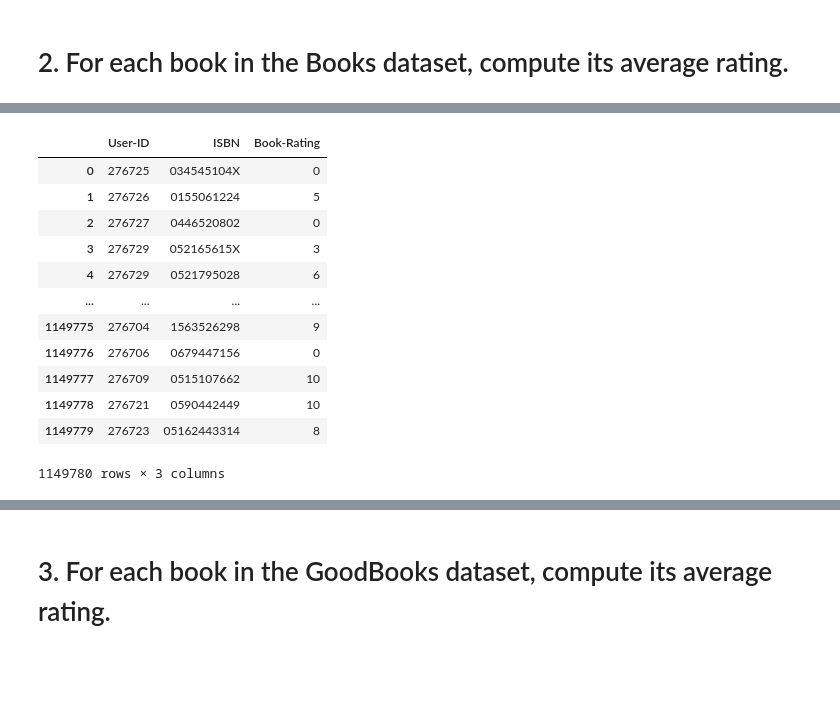
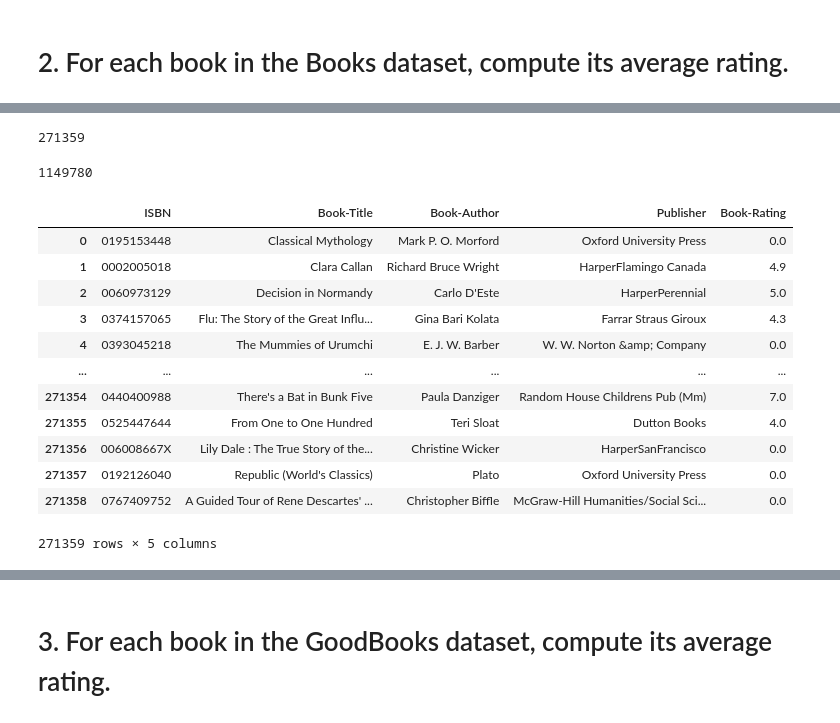
Before and after one commit to r1datascience/FoCS, a Jupyter notebook: Copy_of_FoCS_21_22.ipynb, the cells around one changed output, grey strips where cells are left out. Cells and saved outputs as stored; diff of their text form; code cells hidden in the pictures; blank space fills up the shorter version.

```diff
--- a/Copy_of_FoCS_21_22.ipynb
+++ b/Copy_of_FoCS_21_22.ipynb
@@ -189,31 +117,41 @@ books
+# %%
+# Caricamento del dataset Books.csv
+
+books = pd.read_csv('https://github.com/gdv/foundationsCS/raw/master/progetti/2021/Books.csv.gz', compression='gzip', encoding='latin-1', delimiter=';')
+books
 # %%
 #Controllare eventuali righe duplicate
 books.duplicated(subset=None, keep='first')
-books #non ci sono righe duplicate
+len(books) #non ci sono righe duplicate
+# %% [output]
+271359
 # %%
 # Caricamento del dataset Book-Ratings.csv
-path = '/content/drive/My Drive/FoCS/Book-Ratings.csv'  #inserire path del file su drive
-book_ratings = pd.read_csv(path,sep=';')
+
+book_ratings = pd.read_csv('https://github.com/gdv/foundationsCS/raw/master/progetti/2021/Book-Ratings.csv.gz', compression='gzip', encoding='latin-1', delimiter=';')
 book_ratings  #1149780 rows × 3 columns
-# %% [output]
-|  | User-ID | ISBN | Book-Rating |
-| 0 | 276725 | 034545104X | 0 |
-| 1 | 276726 | 0155061224 | 5 |
-| 2 | 276727 | 0446520802 | 0 |
-| 3 | 276729 | 052165615X | 3 |
-| 4 | 276729 | 0521795028 | 6 |
-| ... | ... | ... | ... |
-| 1149775 | 276704 | 1563526298 | 9 |
-| 1149776 | 276706 | 0679447156 | 0 |
-| 1149777 | 276709 | 0515107662 | 10 |
-| 1149778 | 276721 | 0590442449 | 10 |
-| 1149779 | 276723 | 05162443314 | 8 |
-1149780 rows × 3 columns
 # %%
 #Controllare eventuali righe duplicate
+
 book_ratings.duplicated(subset=None, keep='first')
-book_ratings #Non sono presenti righe duplicate
+len(book_ratings) #Non sono presenti righe duplicate
+# %% [output]
+1149780
 # %%
-###ALTERNATIVA
-books_ratings_avg = pd.merge(books[['ISBN', 'Book-Title', 'Book-Author', 'Publisher']], book_ratings.groupby('ISBN')['Book-Rating'].mean(), on='ISBN', how='left')
-books_ratings_avg
+books_ratings_average = pd.merge(books[['ISBN', 'Book-Title', 'Book-Author', 'Publisher']], book_ratings.groupby('ISBN')['Book-Rating'].mean(), on='ISBN', how='left')
+books_ratings_average['Book-Rating']=books_ratings_average['Book-Rating'].round(1)
+books_ratings_average
+# %% [output]
+|  | ISBN | Book-Title | Book-Author | Publisher | Book-Rating |
+| 0 | 0195153448 | Classical Mythology | Mark P. O. Morford | Oxford University Press | 0.0 |
+| 1 | 0002005018 | Clara Callan | Richard Bruce Wright | HarperFlamingo Canada | 4.9 |
+| 2 | 0060973129 | Decision in Normandy | Carlo D'Este | HarperPerennial | 5.0 |
+| 3 | 0374157065 | Flu: The Story of the Great Influ... | Gina Bari Kolata | Farrar Straus Giroux | 4.3 |
+| 4 | 0393045218 | The Mummies of Urumchi | E. J. W. Barber | W. W. Norton &amp; Company | 0.0 |
+| ... | ... | ... | ... | ... | ... |
+| 271354 | 0440400988 | There's a Bat in Bunk Five | Paula Danziger | Random House Childrens Pub (Mm) | 7.0 |
+| 271355 | 0525447644 | From One to One Hundred | Teri Sloat | Dutton Books | 4.0 |
+| 271356 | 006008667X | Lily Dale : The True Story of the... | Christine Wicker | HarperSanFrancisco | 0.0 |
+| 271357 | 0192126040 | Republic (World's Classics) | Plato | Oxford University Press | 0.0 |
+| 271358 | 0767409752 | A Guided Tour of Rene Descartes' ... | Christopher Biffle | McGraw-Hill Humanities/Social Sci... | 0.0 |
+271359 rows × 5 columns
```
Also changed, not shown: parts of 37 cells of this notebook.
